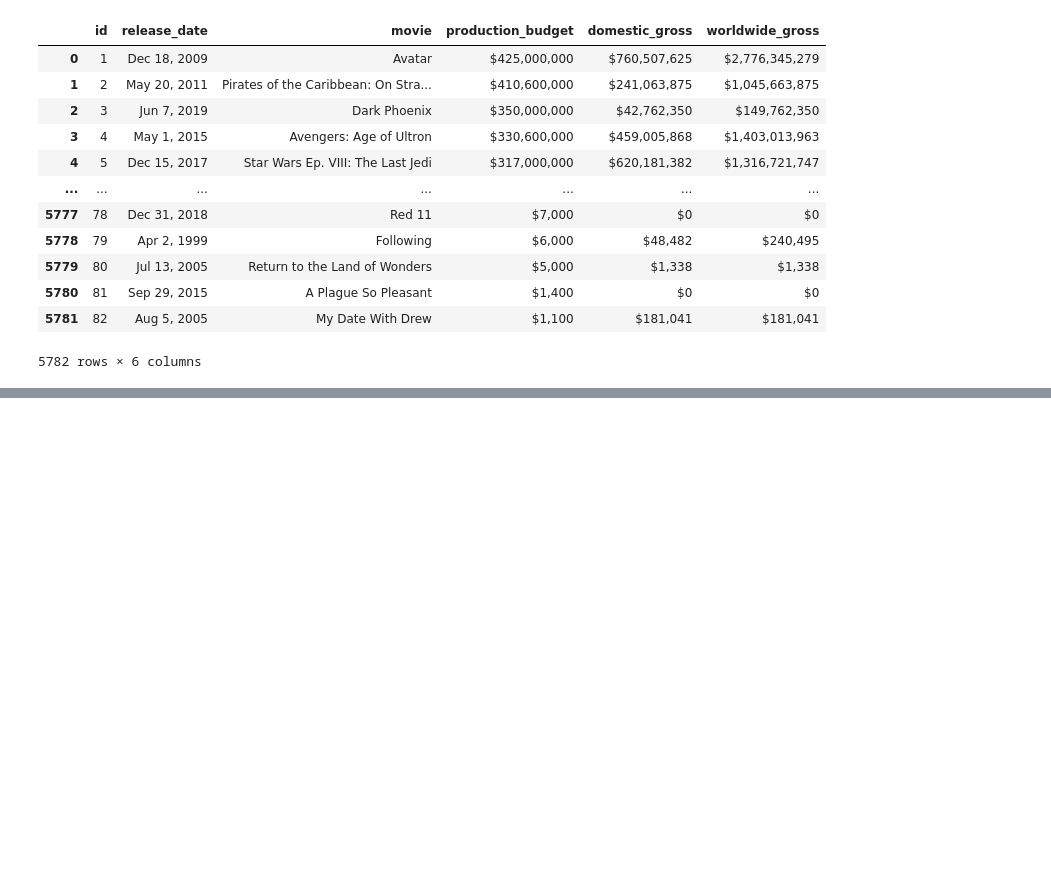
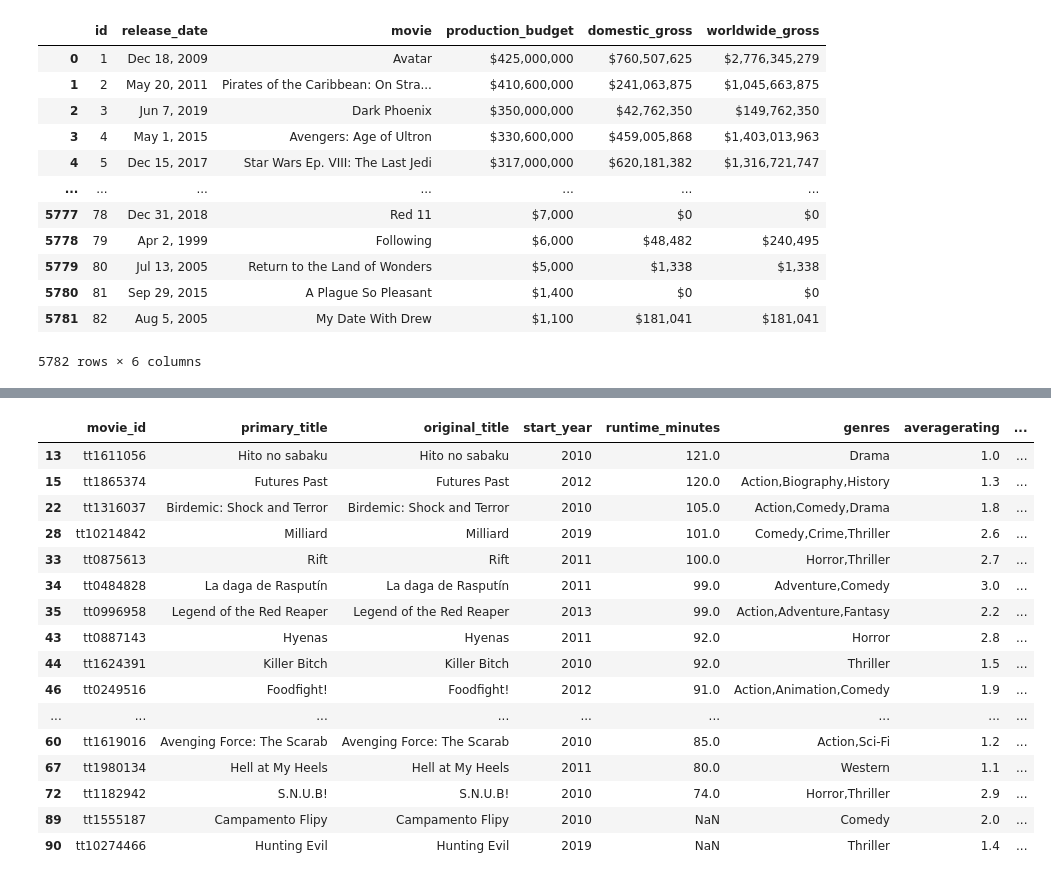
Before and after one commit to ZeejahWaseem/Capstone_Project, a Jupyter notebook: Notebooks/Laila_Folder/Laila.ipynb, the cells around one changed output, grey strips where cells are left out. Saved outputs shown, nothing was run; the diff lists cells and outputs as text; code cells hidden in the pictures; blank space fills up the shorter version.

```diff
--- a/Notebooks/Laila_Folder/Laila.ipynb
+++ b/Notebooks/Laila_Folder/Laila.ipynb
@@ -118,0 +258,21 @@ df_bom
+# %%
+poorly_rated_movies = joined_tables_df[joined_tables_df['averagerating'] <= 3]
+poorly_rated_movies
+# %% [output]
+|  | movie_id | primary_title | original_title | start_year | runtime_minutes | genres | averagerating | ... |
+| 13 | tt1611056 | Hito no sabaku | Hito no sabaku | 2010 | 121.0 | Drama | 1.0 | ... |
+| 15 | tt1865374 | Futures Past | Futures Past | 2012 | 120.0 | Action,Biography,History | 1.3 | ... |
+| 22 | tt1316037 | Birdemic: Shock and Terror | Birdemic: Shock and Terror | 2010 | 105.0 | Action,Comedy,Drama | 1.8 | ... |
+| 28 | tt10214842 | Milliard | Milliard | 2019 | 101.0 | Comedy,Crime,Thriller | 2.6 | ... |
+| 33 | tt0875613 | Rift | Rift | 2011 | 100.0 | Horror,Thriller | 2.7 | ... |
+| 34 | tt0484828 | La daga de Rasputín | La daga de Rasputín | 2011 | 99.0 | Adventure,Comedy | 3.0 | ... |
+| 35 | tt0996958 | Legend of the Red Reaper | Legend of the Red Reaper | 2013 | 99.0 | Action,Adventure,Fantasy | 2.2 | ... |
+| 43 | tt0887143 | Hyenas | Hyenas | 2011 | 92.0 | Horror | 2.8 | ... |
+| 44 | tt1624391 | Killer Bitch | Killer Bitch | 2010 | 92.0 | Thriller | 1.5 | ... |
+| 46 | tt0249516 | Foodfight! | Foodfight! | 2012 | 91.0 | Action,Animation,Comedy | 1.9 | ... |
+| ... | ... | ... | ... | ... | ... | ... | ... | ... |
+| 60 | tt1619016 | Avenging Force: The Scarab | Avenging Force: The Scarab | 2010 | 85.0 | Action,Sci-Fi | 1.2 | ... |
+| 67 | tt1980134 | Hell at My Heels | Hell at My Heels | 2011 | 80.0 | Western | 1.1 | ... |
+| 72 | tt1182942 | S.N.U.B! | S.N.U.B! | 2010 | 74.0 | Horror,Thriller | 2.9 | ... |
+| 89 | tt1555187 | Campamento Flipy | Campamento Flipy | 2010 | NaN | Comedy | 2.0 | ... |
+| 90 | tt10274466 | Hunting Evil | Hunting Evil | 2019 | NaN | Thriller | 1.4 | ... |
```
Also changed, not shown: parts of 12 cells of this notebook, 2 other files.
